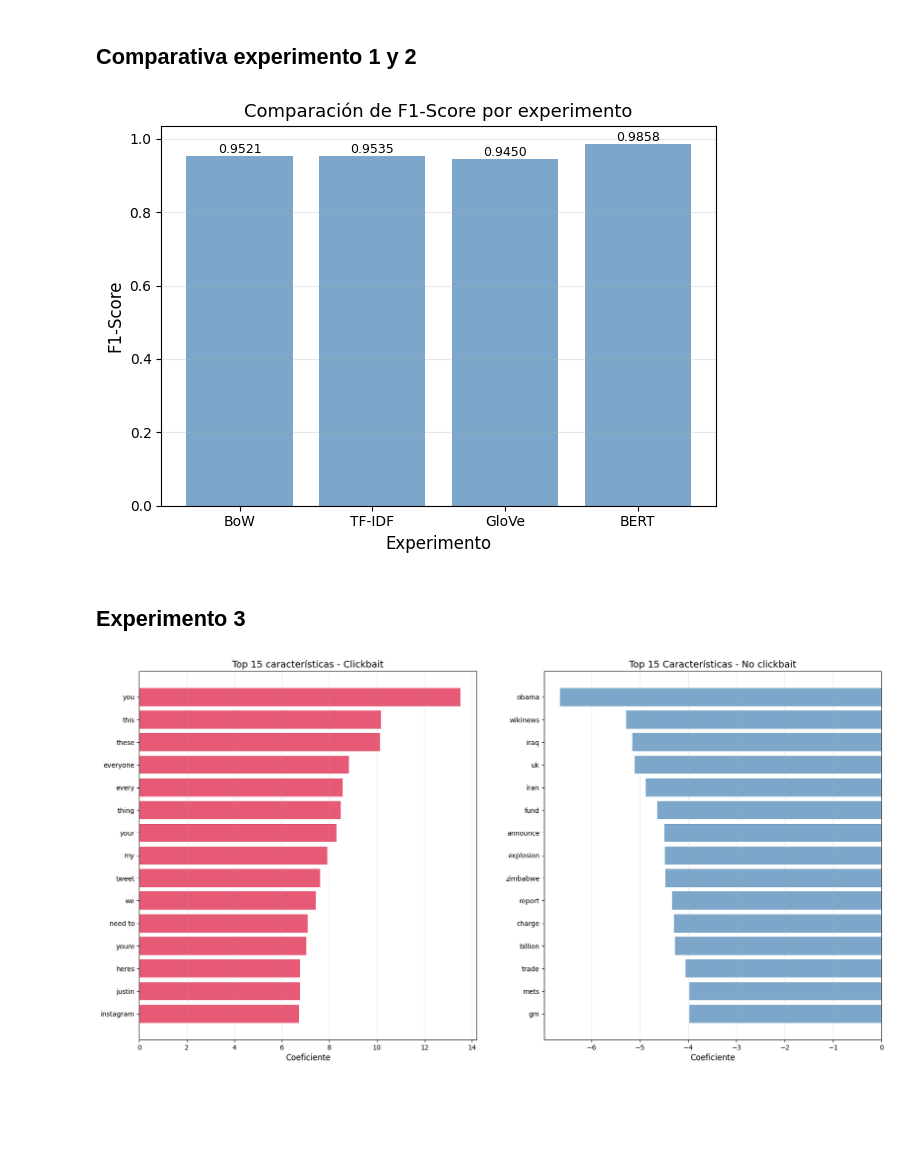
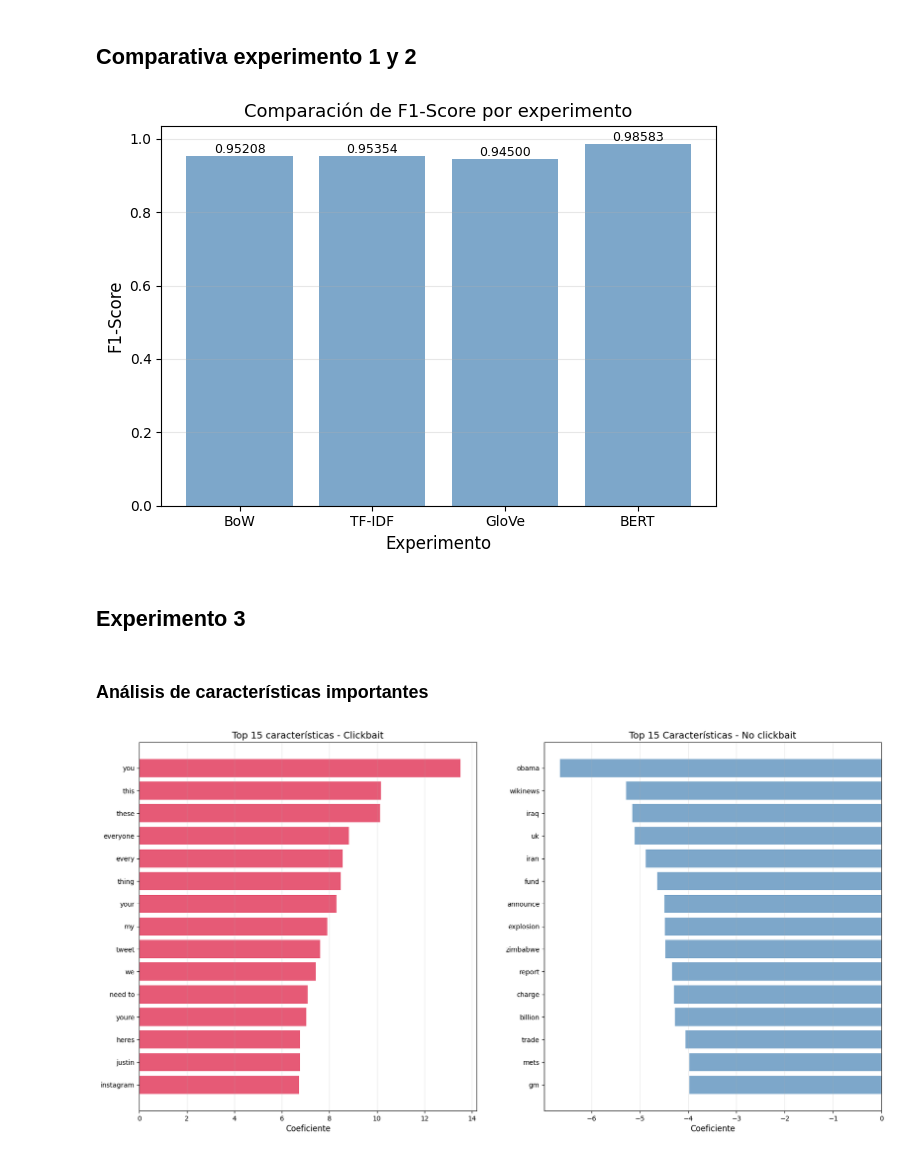
Before and after one commit to stonefeld/tpe_nlp_2025, a Jupyter notebook: experimentos_colab.ipynb, the cells around one changed output. Drawn from its saved outputs; the diff is of its cells as text; code cells hidden in the pictures; blank space fills up the shorter version.

```diff
--- a/experimentos_colab.ipynb
+++ b/experimentos_colab.ipynb
@@ -635,18 +635,18 @@ f1_scores = {
 # %%
 plt.bar(range(len(f1_scores)), list(f1_scores.values()), color="steelblue", alpha=0.7)
 
 for i, (name, score) in enumerate(f1_scores.items()):
-    plt.text(i, score, f"{score:.4f}", ha="center", va="bottom", fontsize=9)
+    plt.text(i, score, f"{score:.5f}", ha="center", va="bottom", fontsize=9)
 
 plt.xlabel("Experimento", fontsize=12)
 plt.ylabel("F1-Score", fontsize=12)
 plt.title("Comparación de F1-Score por experimento", fontsize=13)
 plt.xticks(range(len(f1_scores)), list(f1_scores.keys()))
 plt.grid(True, alpha=0.3, axis="y")
 plt.tight_layout()
 plt.show()
 # %% [output]
-[figure, old version]
+[figure, new version]
 # %% [markdown]
 ## Experimento 3
 # %%
@@ -746,6 +746,8 @@ def get_top_bigrams_by_class(texts, labels, n=15):
     top_non_clickbait = non_clickbait_bigrams.most_common(n)
 
     return top_clickbait, top_non_clickbait
+# %% [markdown]
+### Análisis de características importantes
 # %%
 feature_names = vectorizer_tfidf.get_feature_names_out()
 coefficients = best_log_reg_tfidf.coef_[0]
```
Also changed, not shown: parts of 3 cells of this notebook.
